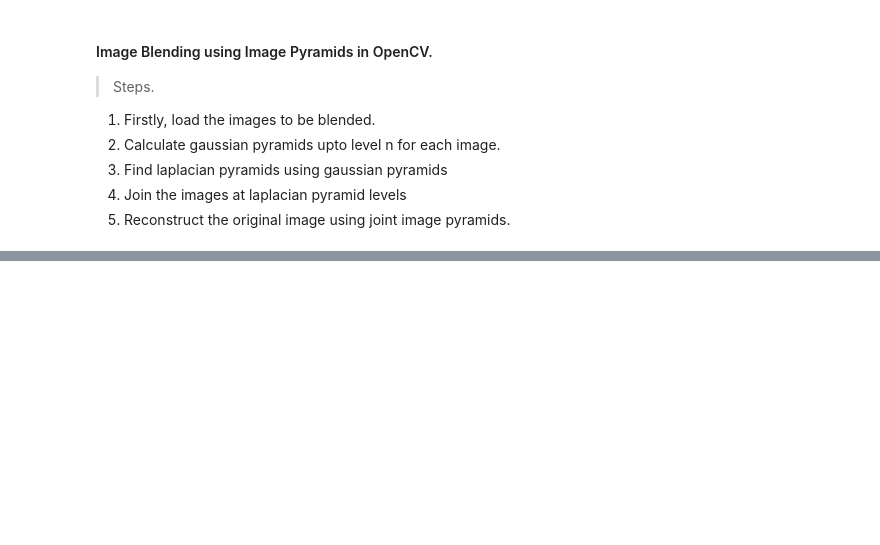
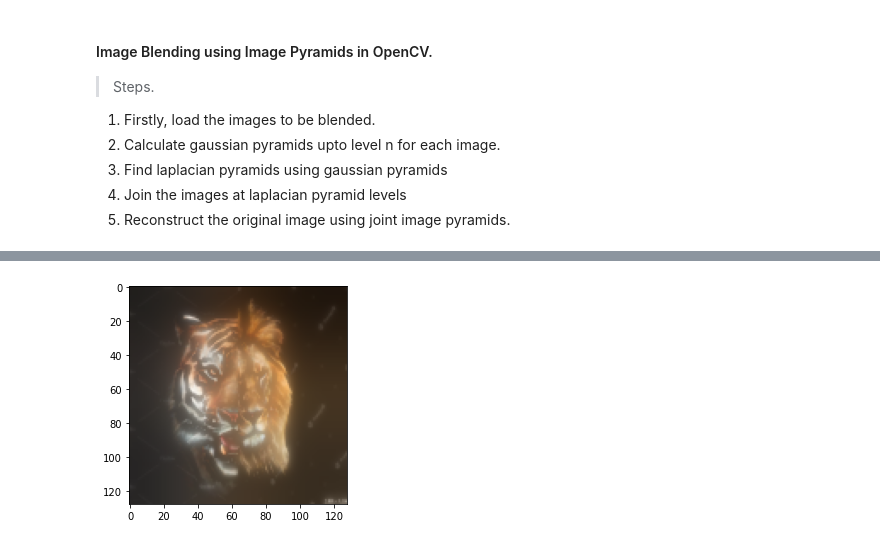
Before and after one commit to Suraj520/cv-nlp-basics-to-advanced, a Jupyter notebook: 02_CV/15-image-blending/notebook.ipynb, the cells around one changed output, grey strips where cells are left out. Cells and saved outputs as stored; diff of their text form; code cells hidden in the pictures; blank space fills up the shorter version.

```diff
--- a/02_CV/15-image-blending/notebook.ipynb
+++ b/02_CV/15-image-blending/notebook.ipynb
@@ -164,0 +167,11 @@ End of level
+# %%
+reconstructed_image = combined_pyramid[0]
+for i in range(1,6):
+    reconstructed_image = cv2.pyrUp(reconstructed_image)
+    reconstructed_image = cv2.add(reconstructed_image, combined_pyramid[i])
+# %%
+reconstructed_image = cv2.cvtColor(reconstructed_image,cv2.COLOR_BGR2RGB)
+plt.imshow(reconstructed_image)
+plt.show()
+# %% [output]
+[figure, added]
```
Also changed, not shown: parts of 7 cells of this notebook.
